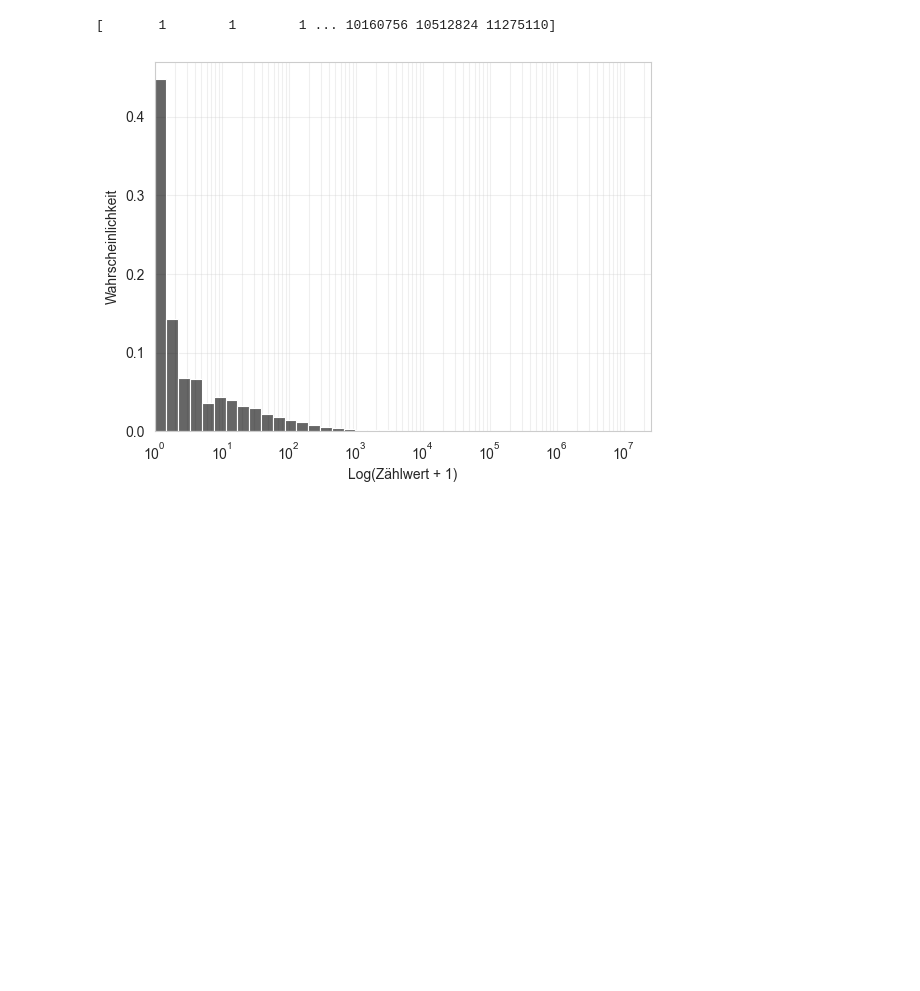
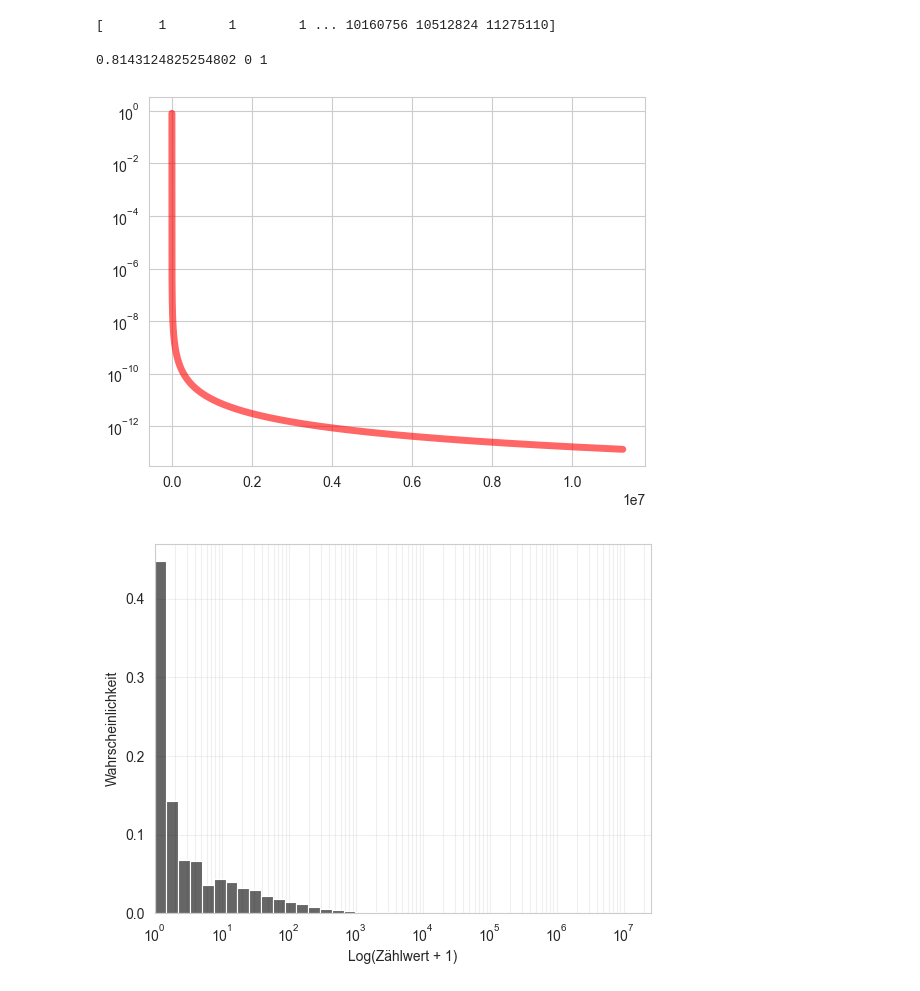
Before and after one commit to VitaliKStud/nuclide-identification, a Jupyter notebook: data_analysis.ipynb, the cells around one changed output. Drawn from its saved outputs; the diff is of its cells as text; code cells hidden in the pictures; blank space fills up the shorter version.

```diff
--- a/data_analysis.ipynb
+++ b/data_analysis.ipynb
@@ -96,5 +138,21 @@ pdf = np.exp(-((np.log(x) - mu) ** 2) / (2 * sigma ** 2)) / (
 # %% [output]
 [       1        1        1 ... 10160756 10512824 11275110]
+# %%
+from scipy.stats import pareto
+import torch.distributions as dis
+
+# dis.Pareto(counts)
+# dis.kl_divergence()
+
+
+b, loc, scale = pareto.fit(counts, floc=0)
+print(b, loc ,scale)
+plt.plot(x, pareto.pdf(x, b),
+       'r-', lw=5, alpha=0.6, label='pareto pdf')
+plt.yscale("log")
+# %% [output]
+0.8143124825254802 0 1
+[figure, added]
 # %%
 sns.histplot(
     counts,
```
Also changed, not shown: parts of 6 cells of this notebook, 22 other files.
